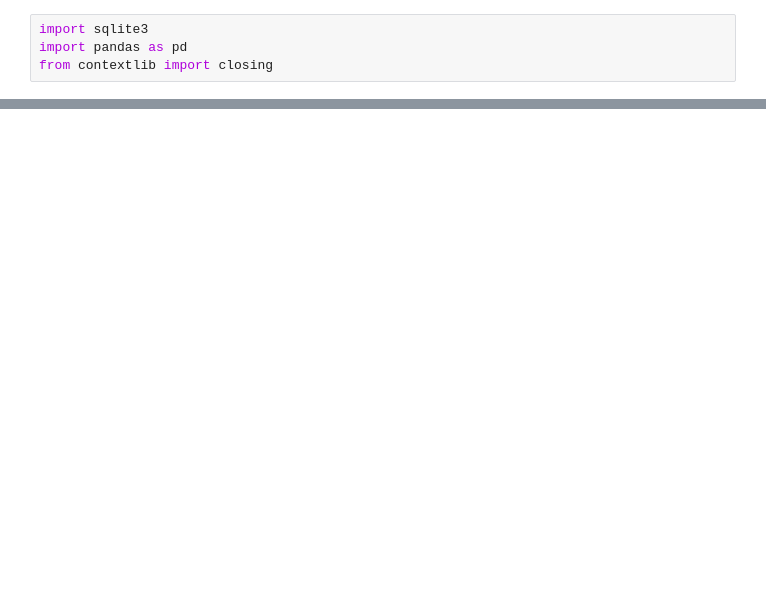
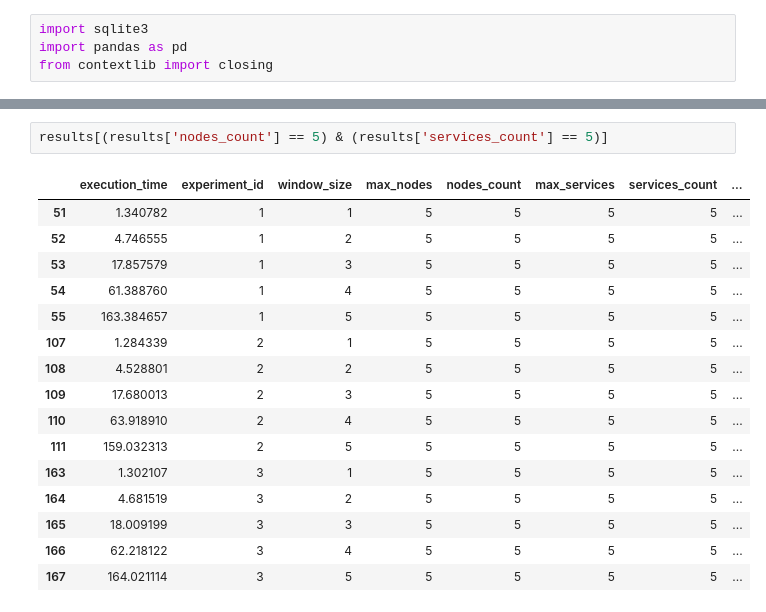
Before and after one commit to SESARLab/data-quality-simulator, a Jupyter notebook: notebooks/aggregate.ipynb, the cells around one changed output, grey strips where cells are left out. Cells and saved outputs as stored; diff of their text form; blank space fills up the shorter version.

```diff
--- a/notebooks/aggregate.ipynb
+++ b/notebooks/aggregate.ipynb
@@ -24,3 +24,22 @@ results.head()
+# %%
+results[(results['nodes_count'] == 5) & (results['services_count'] == 5)]
+# %% [output]
+|  | execution_time | experiment_id | window_size | max_nodes | nodes_count | max_services | services_count | ... |
+| 51 | 1.340782 | 1 | 1 | 5 | 5 | 5 | 5 | ... |
+| 52 | 4.746555 | 1 | 2 | 5 | 5 | 5 | 5 | ... |
+| 53 | 17.857579 | 1 | 3 | 5 | 5 | 5 | 5 | ... |
+| 54 | 61.388760 | 1 | 4 | 5 | 5 | 5 | 5 | ... |
+| 55 | 163.384657 | 1 | 5 | 5 | 5 | 5 | 5 | ... |
+| 107 | 1.284339 | 2 | 1 | 5 | 5 | 5 | 5 | ... |
+| 108 | 4.528801 | 2 | 2 | 5 | 5 | 5 | 5 | ... |
+| 109 | 17.680013 | 2 | 3 | 5 | 5 | 5 | 5 | ... |
+| 110 | 63.918910 | 2 | 4 | 5 | 5 | 5 | 5 | ... |
+| 111 | 159.032313 | 2 | 5 | 5 | 5 | 5 | 5 | ... |
+| 163 | 1.302107 | 3 | 1 | 5 | 5 | 5 | 5 | ... |
+| 164 | 4.681519 | 3 | 2 | 5 | 5 | 5 | 5 | ... |
+| 165 | 18.009199 | 3 | 3 | 5 | 5 | 5 | 5 | ... |
+| 166 | 62.218122 | 3 | 4 | 5 | 5 | 5 | 5 | ... |
+| 167 | 164.021114 | 3 | 5 | 5 | 5 | 5 | 5 | ... |
 # %%
 import operator
 import functools
```
Also changed, not shown: parts of 3 cells of this notebook, 4 other files.
